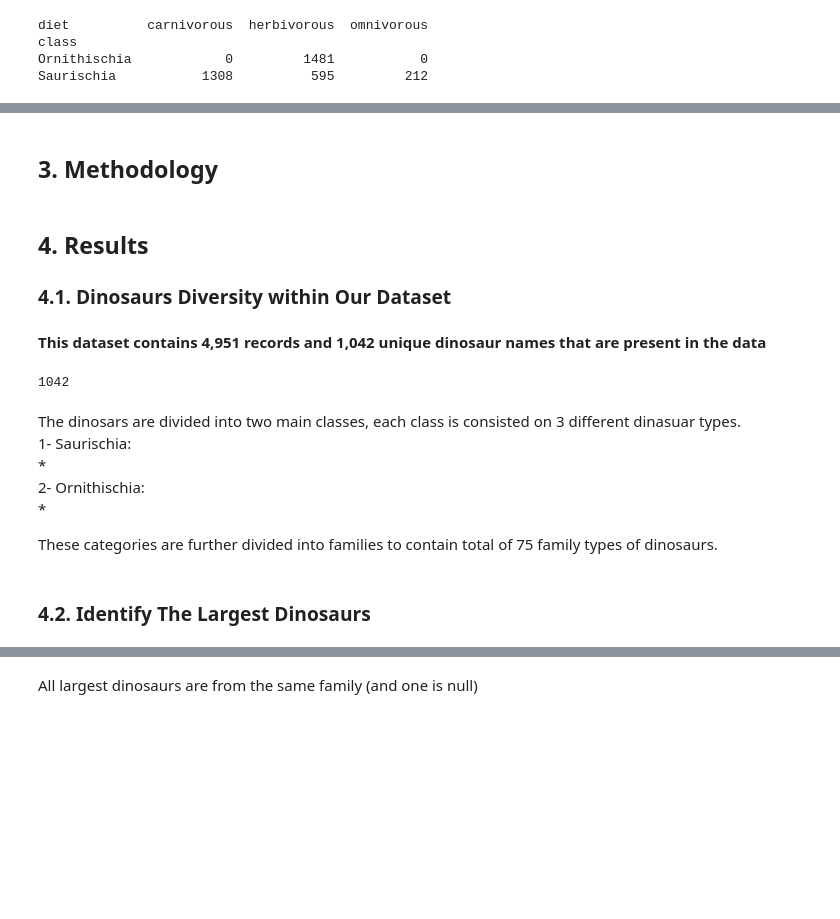
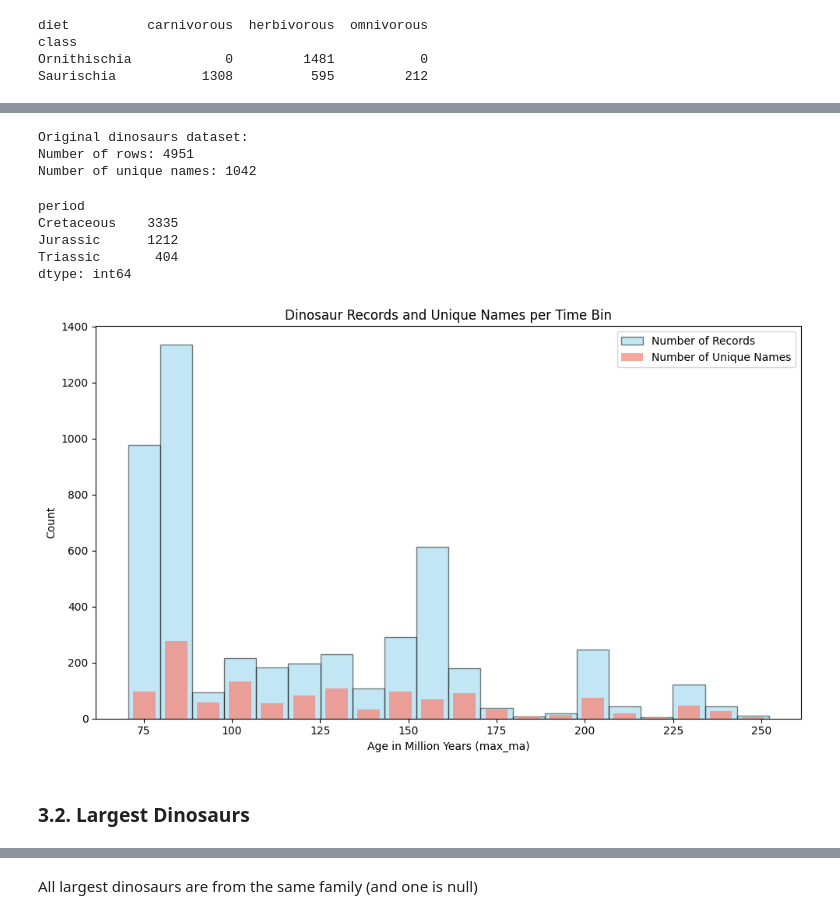
Before and after one commit to jshahna/Dinosaur-Fosil-Record-Insights, a Jupyter notebook: Dinosaurs-fossil-insights.ipynb, the cells around one changed output, grey strips where cells are left out. Saved outputs shown, nothing was run; the diff lists cells and outputs as text; code cells hidden in the pictures; blank space fills up the shorter version.

Commit message:
update Results

```diff
--- a/Dinosaurs-fossil-insights.ipynb
+++ b/Dinosaurs-fossil-insights.ipynb
@@ -702,22 +505,61 @@ dinosaurs_notnull.describe()
+# %%
+print("Original dinosaurs dataset:")
+print("Number of rows:", len(dinosaurs))
+print("Number of unique names:", dinosaurs['name'].nunique())
+# %% [output]
+Original dinosaurs dataset:
+Number of rows: 4951
+Number of unique names: 1042
+# %%
+# Define a function to classify periods
+def classify_period(row):
+    if row['max_ma'] >= 201 and row['min_ma'] <= 252:
+        return 'Triassic'
+    elif row['max_ma'] >= 145 and row['min_ma'] <= 201:
+        return 'Jurassic'
+    elif row['max_ma'] >= 66 and row['min_ma'] <= 145:
+        return 'Cretaceous'
+    else:
+        return 'Other'    # For any data points outside of these periods
+
+# Apply the classification function to the dataset
+dinosaurs['period'] = dinosaurs.apply(classify_period, axis=1)
+
+dinosaurs.groupby('period').size()
+# %% [output]
+period
+Cretaceous    3335
+Jurassic      1212
+Triassic       404
+dtype: int64
+# %%
+# Create the figure and axis
+fig, ax = plt.subplots(figsize=(10, 6))
+
+# Plot the histogram for number of records (max_ma)
+n, bins, patches = ax.hist(dinosaurs['max_ma'], bins=20, alpha=0.5, label='Number of Records', color='skyblue', edgecolor='black')
+
+# Group by the bins and calculate unique dinosaur names
+unique_names_per_bin = dinosaurs.groupby(pd.cut(dinosaurs['max_ma'], bins=bins))['name'].nunique()
+
+# Plot the unique names per bin as bars
+# We use the bin centers (midpoints) to place the bars in line with the histogram
+bin_centers = 0.5 * (bins[:-1] + bins[1:])
+ax.bar(bin_centers, unique_names_per_bin, alpha=0.7, color='salmon', label='Number of Unique Names', width=(bins[1] - bins[0]) * 0.7)
+
+# Add labels and title
+ax.set_xlabel('Age in Million Years (max_ma)')
+ax.set_ylabel('Count')
+ax.set_title('Dinosaur Records and Unique Names per Time Bin')
+
+# Add a legend
+ax.legend()
+
+# Show the plot
+plt.tight_layout()
+plt.show()
+# %% [output]
+[figure, added]
 # %% [markdown]
-## 3. Methodology
+### 3.2. Largest Dinosaurs
-# %% [markdown]
-## 4. Results
-### 4.1. Dinosaurs Diversity within Our Dataset
-# %% [markdown]
-**This dataset contains 4,951 records and 1,042 unique dinosaur names that are present in the data**
-# %%
-dinosaurs['name'].nunique()
-# %% [output]
-1042
-# %% [markdown]
-The dinosars are divided into two main classes, each class is consisted on 3 different dinasuar types. <br>
-1- Saurischia:<br>
-    * <br>
-2- Ornithischia:<br>
-    * <br>
-
-These categories are further divided into families to contain total of 75 family types of dinosaurs.
-# %% [markdown]
-### 4.2. Identify The Largest Dinosaurs
 # %% [markdown]
```
Also changed, not shown: parts of 67 cells of this notebook.
